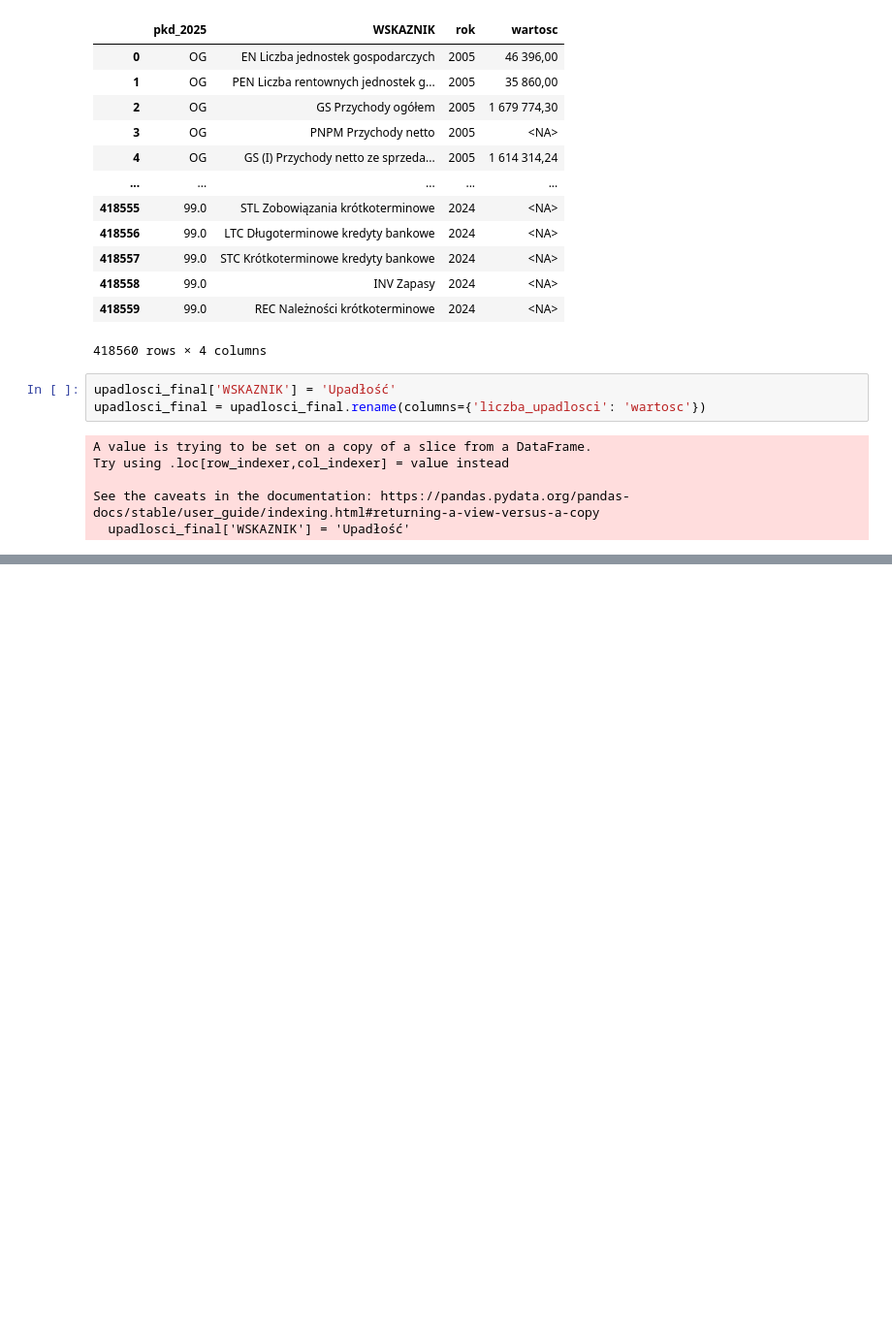
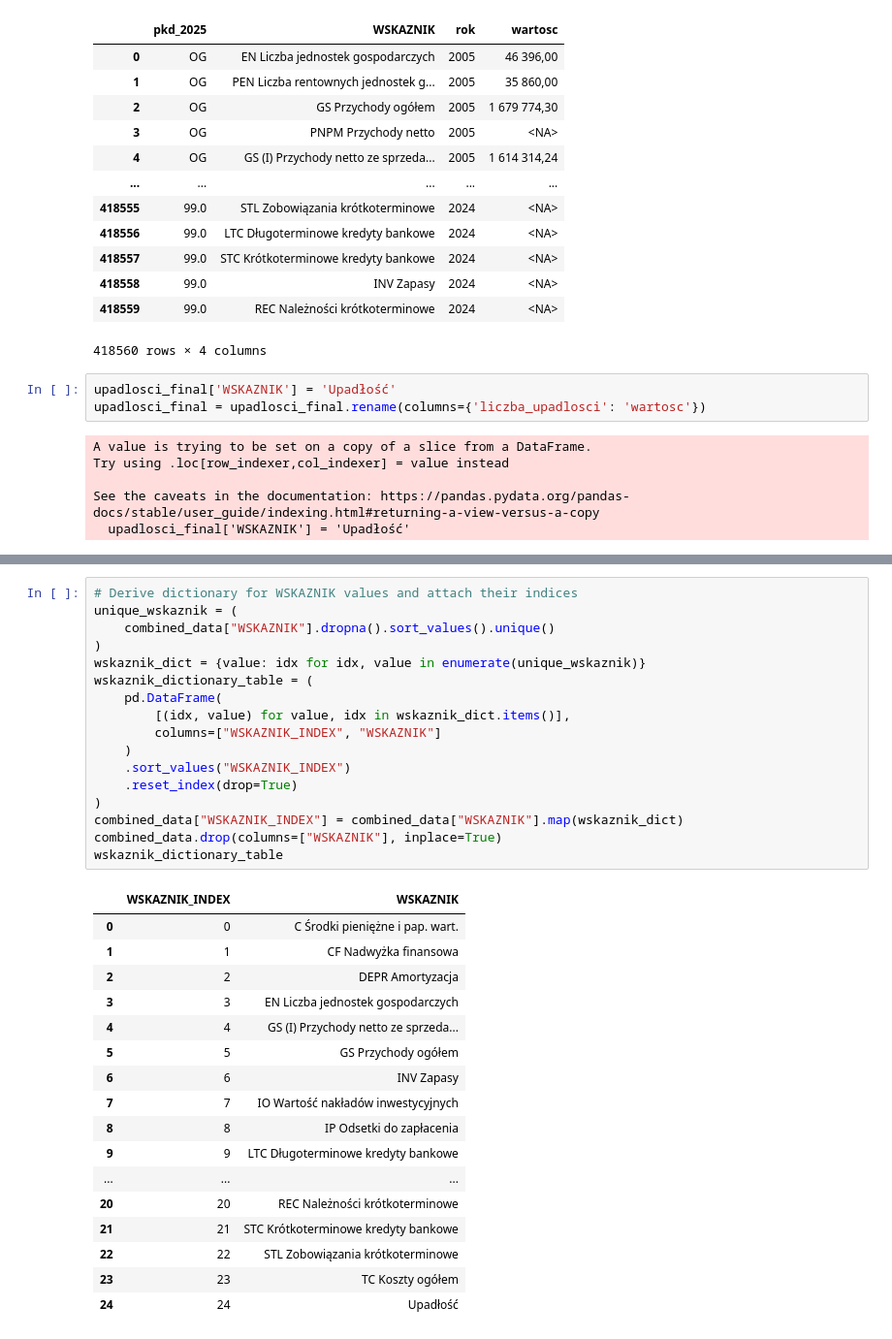
Before and after one commit to jan-chlebek/HackNation2025-Hackaton, a Jupyter notebook: data-processing/data-processing.ipynb, the cells around one changed output, grey strips where cells are left out. Shown at 97% size. Drawn from its saved outputs; the diff is of its cells as text; blank space fills up the shorter version.

```diff
--- a/data-processing/data-processing.ipynb
+++ b/data-processing/data-processing.ipynb
@@ -202,0 +204,35 @@ combined_data
+# %%
+# Derive dictionary for WSKAZNIK values and attach their indices
+unique_wskaznik = (
+    combined_data["WSKAZNIK"].dropna().sort_values().unique()
+)
+wskaznik_dict = {value: idx for idx, value in enumerate(unique_wskaznik)}
+wskaznik_dictionary_table = (
+    pd.DataFrame(
+        [(idx, value) for value, idx in wskaznik_dict.items()],
+        columns=["WSKAZNIK_INDEX", "WSKAZNIK"]
+    )
+    .sort_values("WSKAZNIK_INDEX")
+    .reset_index(drop=True)
+)
+combined_data["WSKAZNIK_INDEX"] = combined_data["WSKAZNIK"].map(wskaznik_dict)
+combined_data.drop(columns=["WSKAZNIK"], inplace=True)
+wskaznik_dictionary_table
+# %% [output]
+|  | WSKAZNIK_INDEX | WSKAZNIK |
+| 0 | 0 | C Środki pieniężne i pap. wart. |
+| 1 | 1 | CF Nadwyżka finansowa |
+| 2 | 2 | DEPR Amortyzacja |
+| 3 | 3 | EN Liczba jednostek gospodarczych |
+| 4 | 4 | GS (I) Przychody netto ze sprzeda... |
+| 5 | 5 | GS Przychody ogółem |
+| 6 | 6 | INV Zapasy |
+| 7 | 7 | IO Wartość nakładów inwestycyjnych |
+| 8 | 8 | IP Odsetki do zapłacenia |
+| 9 | 9 | LTC Długoterminowe kredyty bankowe |
+| ... | ... | ... |
+| 20 | 20 | REC Należności krótkoterminowe |
+| 21 | 21 | STC Krótkoterminowe kredyty bankowe |
+| 22 | 22 | STL Zobowiązania krótkoterminowe |
+| 23 | 23 | TC Koszty ogółem |
+| 24 | 24 | Upadłość |
```
Also changed, not shown: parts of 15 cells of this notebook, 4 other files.
